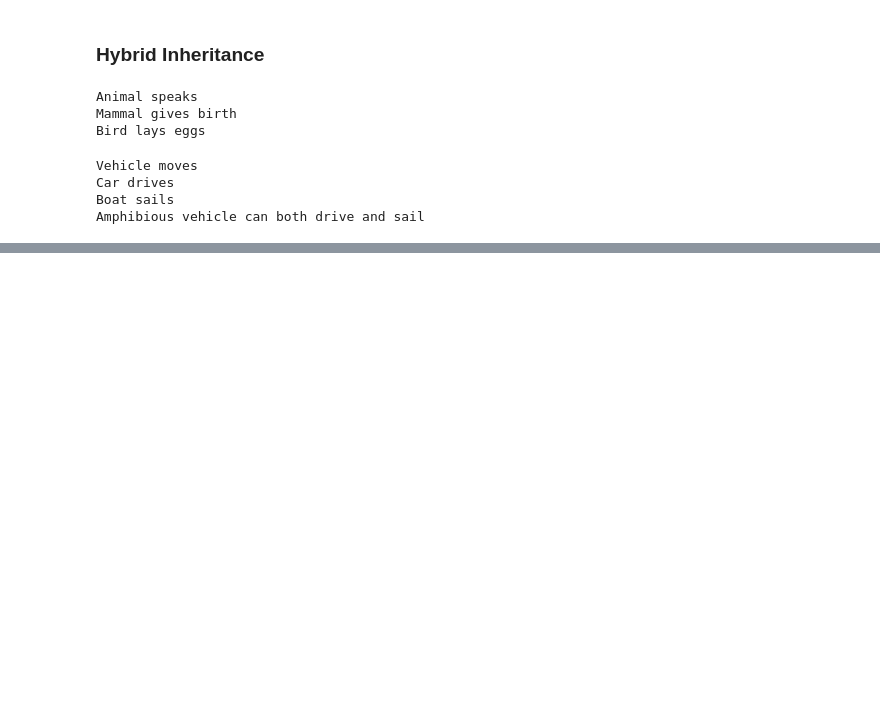
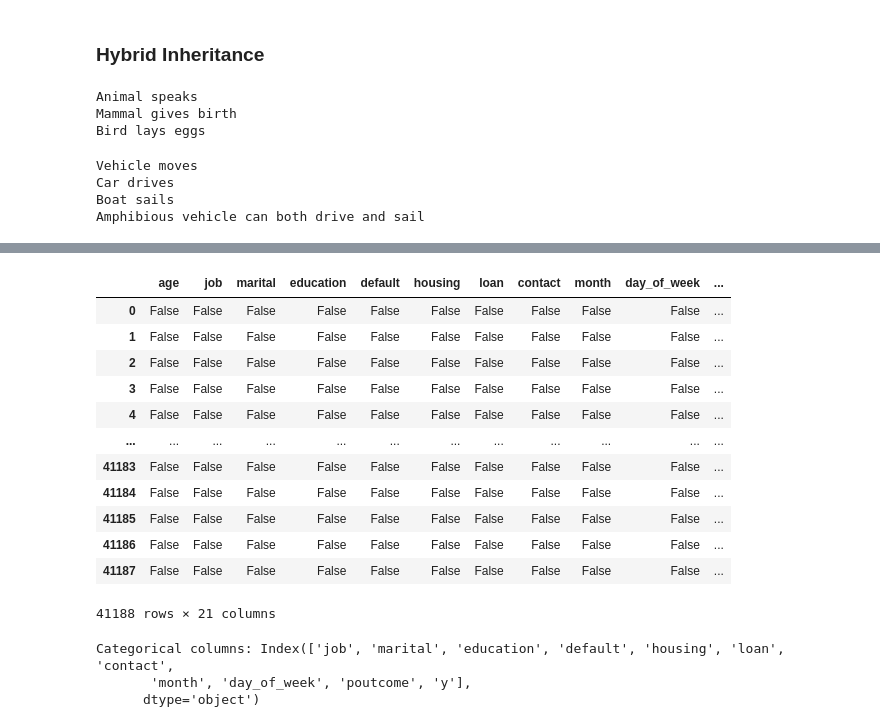
Before and after one commit to imroh17kadam/python-practice, a Jupyter notebook: Notebooks/Python Practice.ipynb, the cells around one changed output, grey strips where cells are left out. Cells and saved outputs as stored; diff of their text form; code cells hidden in the pictures; blank space fills up the shorter version.

Commit message:
Practicing python

```diff
--- a/Notebooks/Python Practice.ipynb
+++ b/Notebooks/Python Practice.ipynb
@@ -621,0 +824,2 @@ Amphibious vehicle can both drive and sail
+# %%
+df = pd.read_csv(r'C:\\Users\\Admin\\Desktop\\Rohit\\MachineLearning\\python-practice\\Notebooks\\bank.csv', sep=';')
@@ -621,0 +836,23 @@ Amphibious vehicle can both drive and sail
+# %%
+df.isnull()
+# %% [output]
+|  | age | job | marital | education | default | housing | loan | contact | month | day_of_week | ... |
+| 0 | False | False | False | False | False | False | False | False | False | False | ... |
+| 1 | False | False | False | False | False | False | False | False | False | False | ... |
+| 2 | False | False | False | False | False | False | False | False | False | False | ... |
+| 3 | False | False | False | False | False | False | False | False | False | False | ... |
+| 4 | False | False | False | False | False | False | False | False | False | False | ... |
+| ... | ... | ... | ... | ... | ... | ... | ... | ... | ... | ... | ... |
+| 41183 | False | False | False | False | False | False | False | False | False | False | ... |
+| 41184 | False | False | False | False | False | False | False | False | False | False | ... |
+| 41185 | False | False | False | False | False | False | False | False | False | False | ... |
+| 41186 | False | False | False | False | False | False | False | False | False | False | ... |
+| 41187 | False | False | False | False | False | False | False | False | False | False | ... |
+41188 rows × 21 columns
+# %%
+categorical_cols = df.select_dtypes(include=['object']).columns
+print("Categorical columns:", categorical_cols)
+# %% [output]
+Categorical columns: Index(['job', 'marital', 'education', 'default', 'housing', 'loan', 'contact',
+       'month', 'day_of_week', 'poutcome', 'y'],
+      dtype='object')
```
Also changed, not shown: parts of 52 cells of this notebook, 1 other file.
